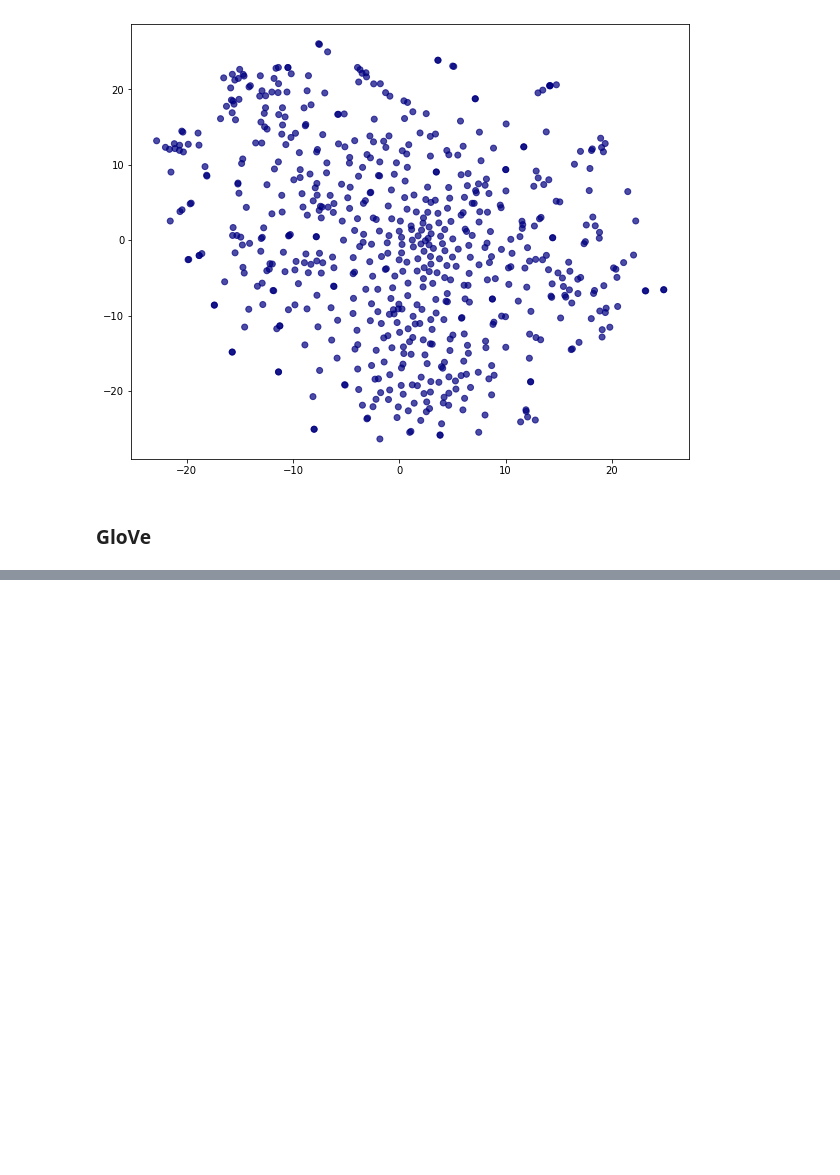
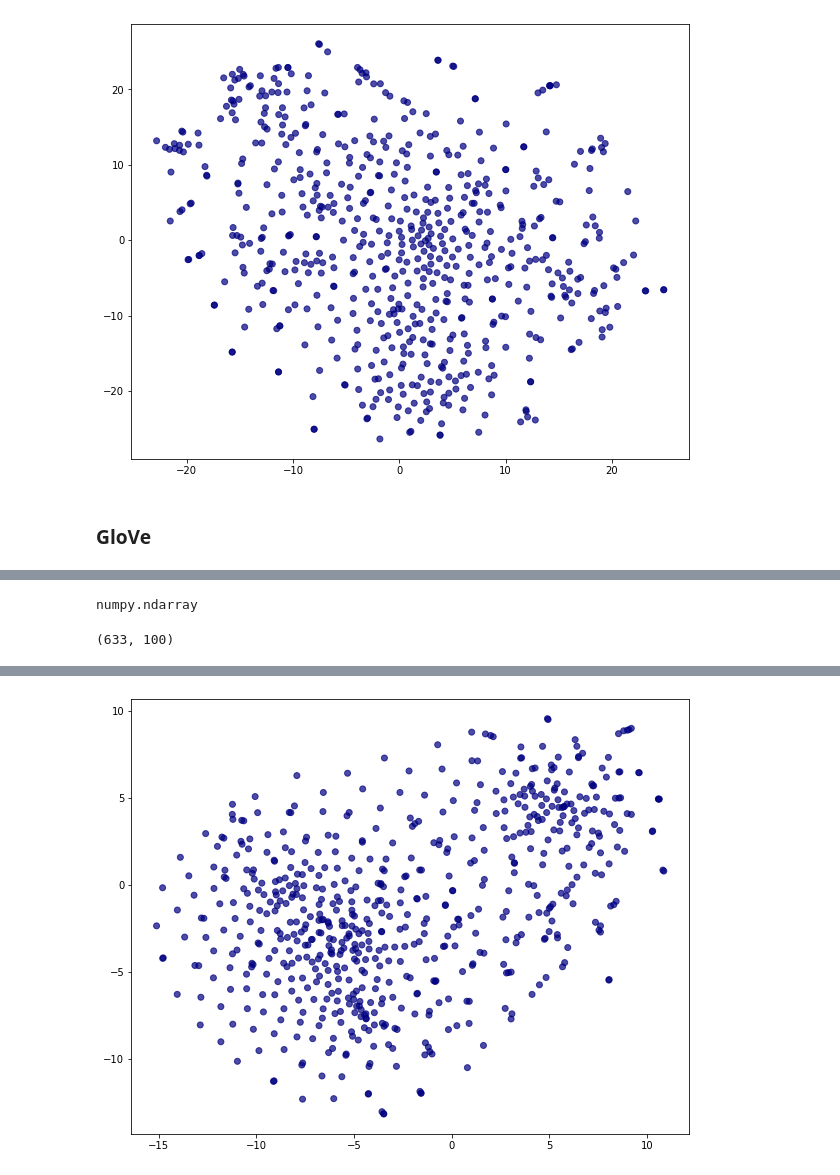
Before and after one commit to evgl/EHR_project, a Jupyter notebook: other_embeddings.ipynb, the cells around one changed output, grey strips where cells are left out. Drawn from its saved outputs; the diff is of its cells as text; code cells hidden in the pictures; blank space fills up the shorter version.

Commit message:
Modified bio_bert and impemented glove_emb_pretrained

```diff
--- a/other_embeddings.ipynb
+++ b/other_embeddings.ipynb
@@ -517,0 +695,51 @@ ImportError: cannot import name 'construct_cooccurrence_matrix'
+# %%
+# Create np.array only for set of patient nodes
+
+emb_list = []
+
+for node in tqdm(list(patient_node_set)):
+    if node not in glove_emb:
+        print(node)
+    else:
+        emb_list.append(glove_emb[node])
+# %%
+# Retrieve node embeddings and corresponding subjects
+patient_node_ids = list(patient_node_set)  # list of node IDs
+
+# the gensim ordering may not match the StellarGraph one, so rearrange
+patient_node_targets = patient_subjects.loc[patient_node_ids].astype("category")
+# %%
+""" As patient_node_embeddings contains embeddings from all possible words
+    we narrow down the scope to only words that are contained in patient_node_ids
+    from emb_list
+"""
+patient_node_embeddings = np.asarray(emb_list)
+# %%
+type(patient_node_embeddings)
+# %% [output]
+numpy.ndarray
+# %%
+patient_node_embeddings.shape
+# %% [output]
+(633, 100)
+# %%
+# from sklearn.manifold import TSNE
+# Apply t-SNE transformation on node embeddings
+from sklearn.manifold import TSNE
+tsne = TSNE(n_components=2, random_state=42)
+patient_node_embeddings_2d = tsne.fit_transform(patient_node_embeddings)
+# %%
+# draw the points
+import matplotlib.pyplot as plt
+alpha = 0.7
+
+plt.figure(figsize=(10, 8))
+plt.scatter(
+    patient_node_embeddings_2d[:, 0],
+    patient_node_embeddings_2d[:, 1],
+    c=patient_node_targets.cat.codes,
+    cmap="jet",
+    alpha=0.7,
+)
+plt.show()
+# %% [output]
@@ -517,0 +763 @@ ImportError: cannot import name 'construct_cooccurrence_matrix'
+[figure, added]
```
Also changed, not shown: parts of 23 cells of this notebook, 3 other files.
